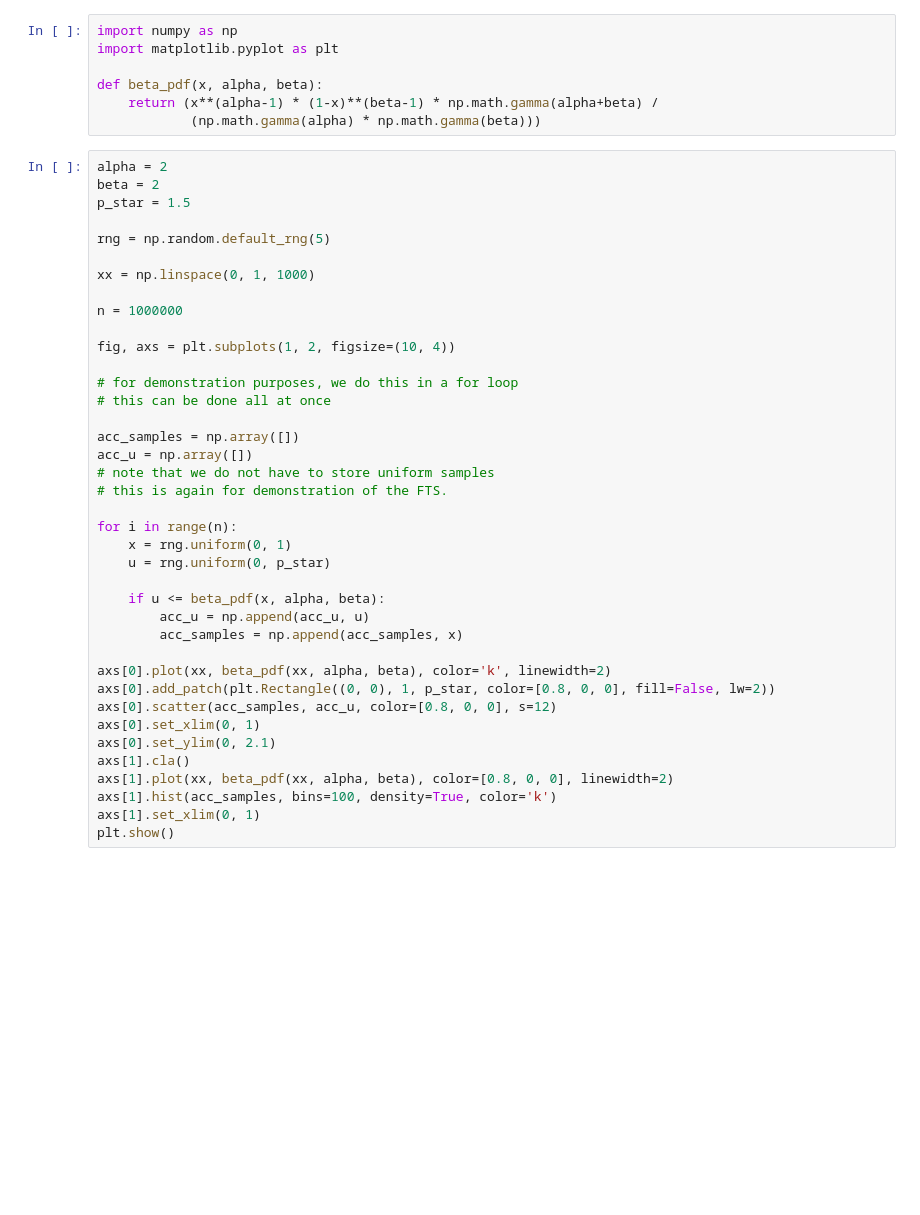
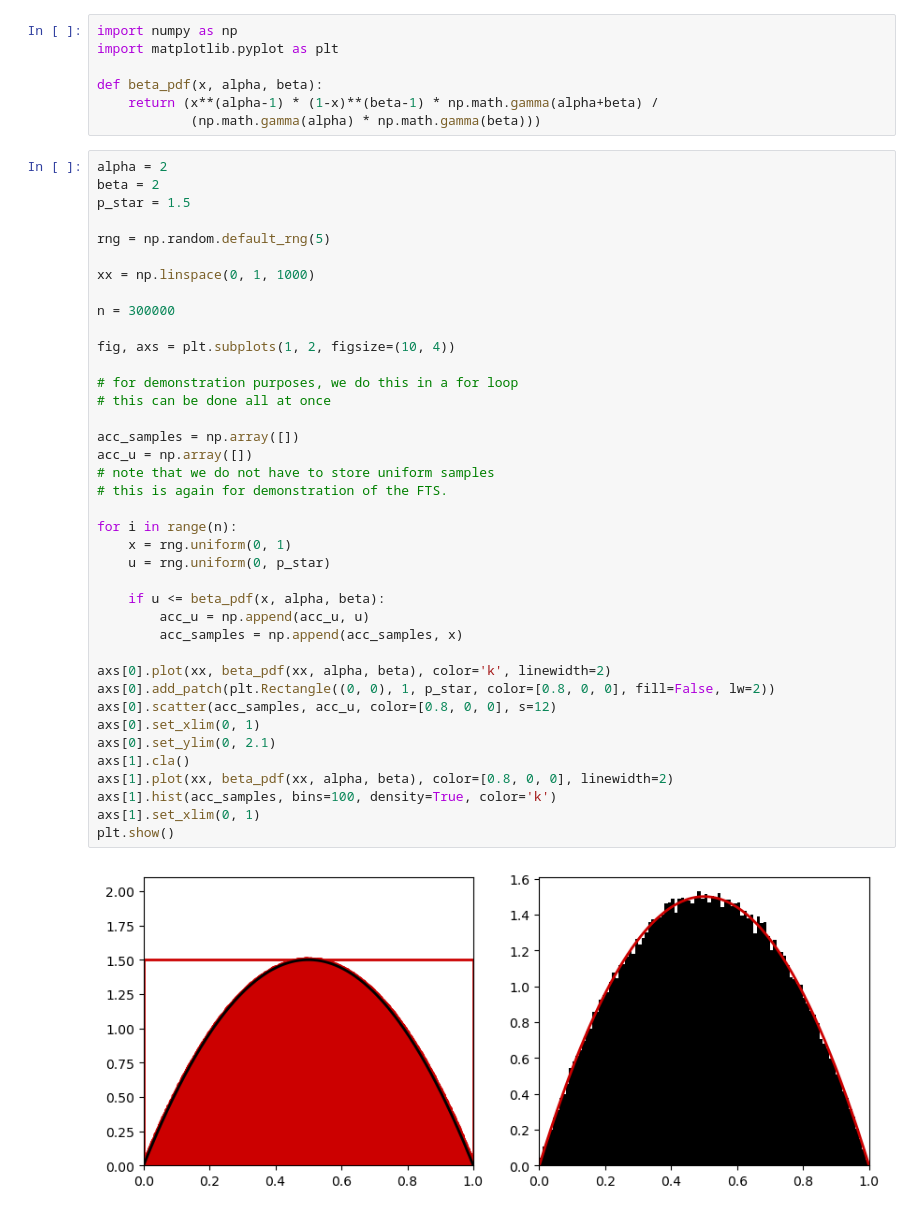
Before and after one commit to alisaklymchuk/stochastic_simulation_math60047, a Jupyter notebook: week2/rejection_sampling.ipynb, the cells around one changed output. Drawn from its saved outputs; the diff is of its cells as text; blank space fills up the shorter version.

```diff
--- a/week2/rejection_sampling.ipynb
+++ b/week2/rejection_sampling.ipynb
@@ -14,33 +14,35 @@ rng = np.random.default_rng(5)
 
 xx = np.linspace(0, 1, 1000)
 
-n = 1000000
+n = 300000
 
 fig, axs = plt.subplots(1, 2, figsize=(10, 4))
 
 # for demonstration purposes, we do this in a for loop
 # this can be done all at once
 
 acc_samples = np.array([])
 acc_u = np.array([])
 # note that we do not have to store uniform samples
 # this is again for demonstration of the FTS.
 
 for i in range(n):
     x = rng.uniform(0, 1)
     u = rng.uniform(0, p_star)
 
     if u <= beta_pdf(x, alpha, beta):
         acc_u = np.append(acc_u, u)
         acc_samples = np.append(acc_samples, x)
 
 axs[0].plot(xx, beta_pdf(xx, alpha, beta), color='k', linewidth=2)
 axs[0].add_patch(plt.Rectangle((0, 0), 1, p_star, color=[0.8, 0, 0], fill=False, lw=2))
 axs[0].scatter(acc_samples, acc_u, color=[0.8, 0, 0], s=12)
 axs[0].set_xlim(0, 1)
 axs[0].set_ylim(0, 2.1)
 axs[1].cla()
 axs[1].plot(xx, beta_pdf(xx, alpha, beta), color=[0.8, 0, 0], linewidth=2)
 axs[1].hist(acc_samples, bins=100, density=True, color='k')
 axs[1].set_xlim(0, 1)
 plt.show()
+# %% [output]
+[figure, added]
```
Also changed, not shown: 1 other file.
